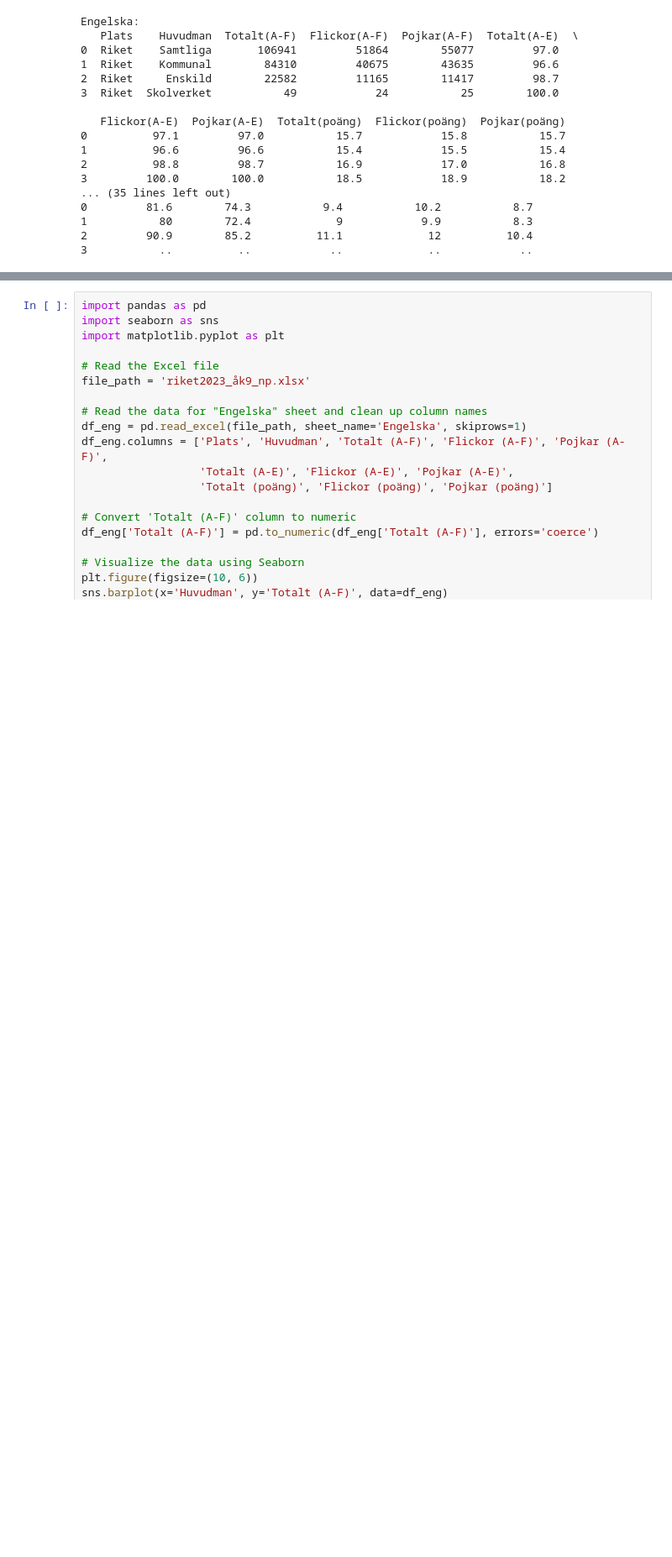
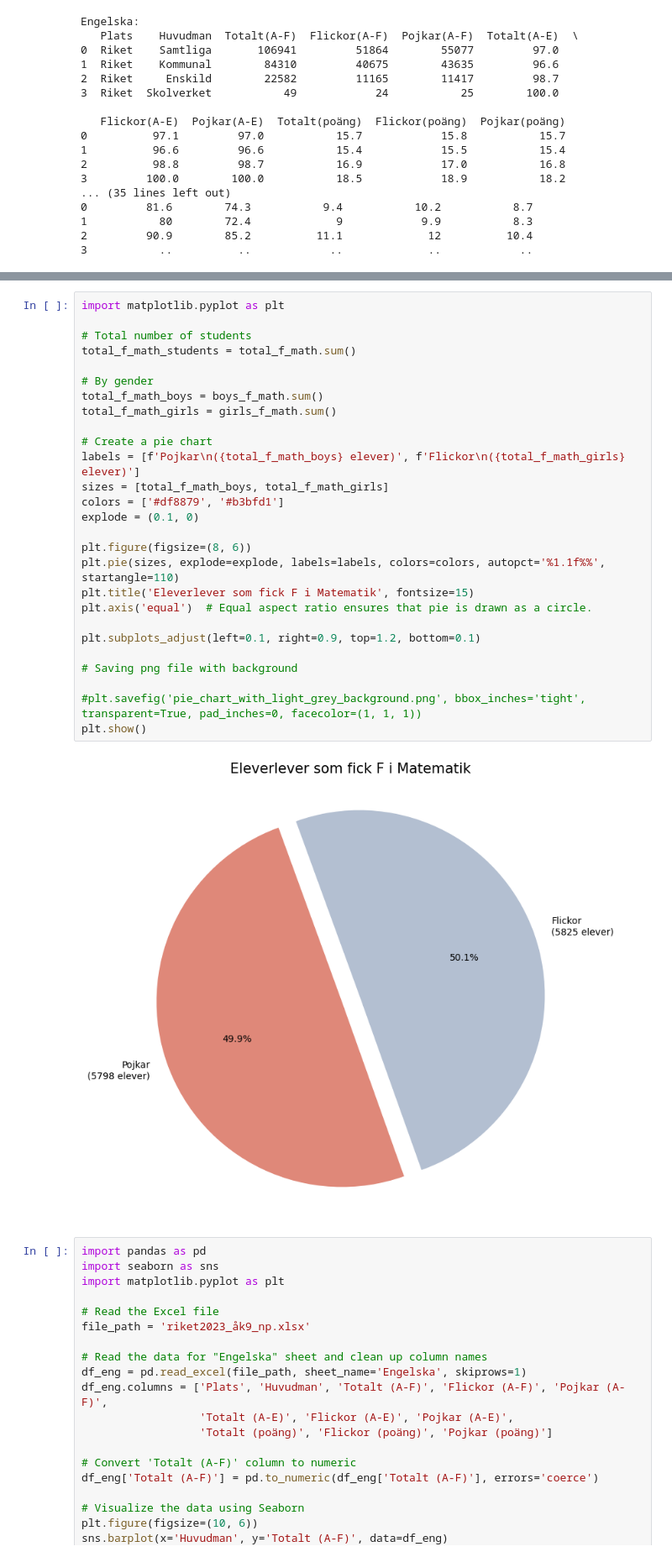
Before and after one commit to ArthurLopez1/Python-Arthur-Lopez-OPA23, a Jupyter notebook: labb2/labb2.ipynb, the cells around one changed output, grey strips where cells are left out. Shown at 84% size. Saved outputs shown, nothing was run; the diff lists cells and outputs as text; blank space fills up the shorter version.

Commit message:
calculation for "f grades" and created pie chart

```diff
--- a/labb2/labb2.ipynb
+++ b/labb2/labb2.ipynb
@@ -123,3 +129,32 @@ print("Number of girls who received an 'F' grade in Mathematics:", girls_f_math.
+# %%
+import matplotlib.pyplot as plt
+
+# Total number of students
+total_f_math_students = total_f_math.sum()
+
+# By gender
+total_f_math_boys = boys_f_math.sum()
+total_f_math_girls = girls_f_math.sum()
+
+# Create a pie chart
+labels = [f'Pojkar\n({total_f_math_boys} elever)', f'Flickor\n({total_f_math_girls} elever)']
+sizes = [total_f_math_boys, total_f_math_girls]
+colors = ['#df8879', '#b3bfd1']
+explode = (0.1, 0)
+
+plt.figure(figsize=(8, 6))
+plt.pie(sizes, explode=explode, labels=labels, colors=colors, autopct='%1.1f%%', startangle=110)
+plt.title('Eleverlever som fick F i Matematik', fontsize=15)
+plt.axis('equal')  # Equal aspect ratio ensures that pie is drawn as a circle.
+
+plt.subplots_adjust(left=0.1, right=0.9, top=1.2, bottom=0.1)
+
+# Saving png file with background
+
+#plt.savefig('pie_chart_with_light_grey_background.png', bbox_inches='tight', transparent=True, pad_inches=0, facecolor=(1, 1, 1))
+plt.show()
+# %% [output]
+[figure, added]
 # %%
 import pandas as pd
 import seaborn as sns
```
Also changed, not shown: parts of 8 cells of this notebook, 1 other file.
